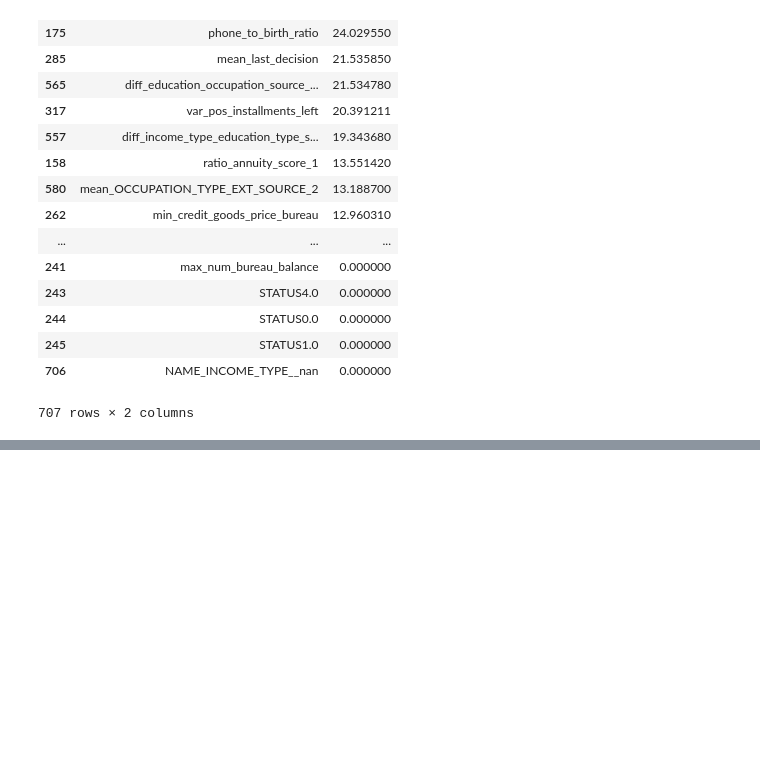
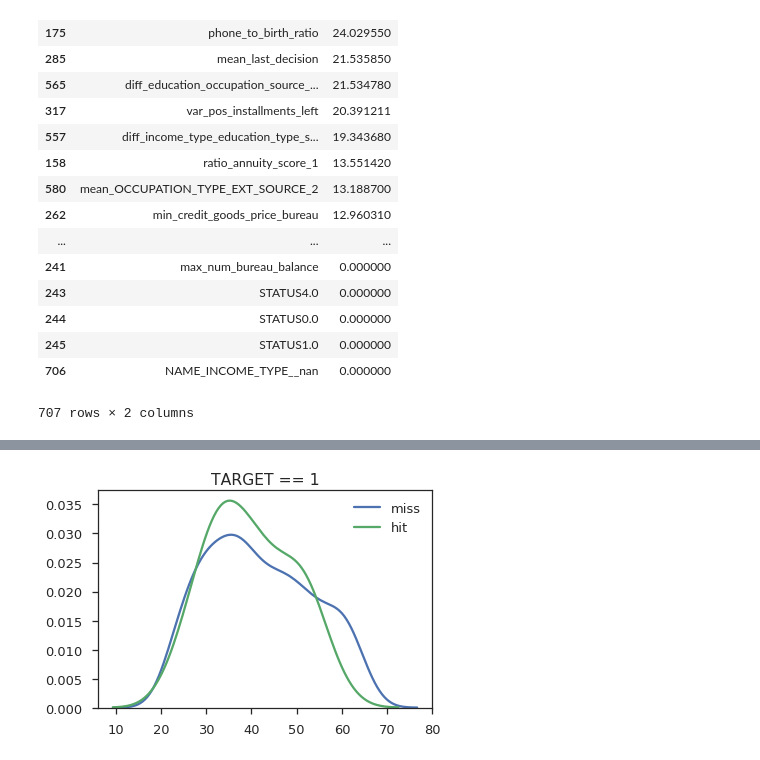
Before and after one commit to numb3r33/Kaggle_Home_Credit, a Jupyter notebook: notebooks/Polya.ipynb, the cells around one changed output, grey strips where cells are left out. Cells and saved outputs as stored; diff of their text form; code cells hidden in the pictures; blank space fills up the shorter version.

Commit message:
Models

```diff
--- a/notebooks/Polya.ipynb
+++ b/notebooks/Polya.ipynb
@@ -457,0 +725,13 @@ feat_imp_shuffled
+# %%
+# load predictions of best model so far
+
+preds      = np.load('../data/interim/dataset2/v86_F1_819_preds_holdout.npy')
+true       = np.load('../data/interim/dataset2/v86F1_true_holdout.npy')
+f1_indices = pd.read_csv('../data/raw/cv_adversarial_idx_v1.csv', usecols=['F1'])['F1'].values
+
+app_train  = pd.read_pickle('../data/interim/feature_groups/application_train.pkl')
+
+te         = app_train.loc[app_train.index.isin(f1_indices)]
+tr         = app_train.loc[app_train.index.isin(list(set(app_train.index) - set(f1_indices)))]
+
+tr.shape, te.shape
@@ -457,0 +743,7 @@ feat_imp_shuffled
+# %%
+# create copy of the validation dataset
+
+df                  = te.copy()
+
+df.loc[:, 'target'] = true
+df.loc[:, 'preds']  = preds
@@ -457,0 +764,9 @@ feat_imp_shuffled
+# %%
+# Default ( cases )
+
+sns.kdeplot(-df.loc[(df.target == 1) & (df.preds < .2), 'DAYS_BIRTH'] / 365, label='miss')
+sns.kdeplot(-df.loc[(df.target == 1) & (df.preds >= .5), 'DAYS_BIRTH'] / 365, label='hit')
+
+plt.title('TARGET == 1');
+# %% [output]
+[figure, added]
```
Also changed, not shown: parts of 59 cells of this notebook, 16 other files.
